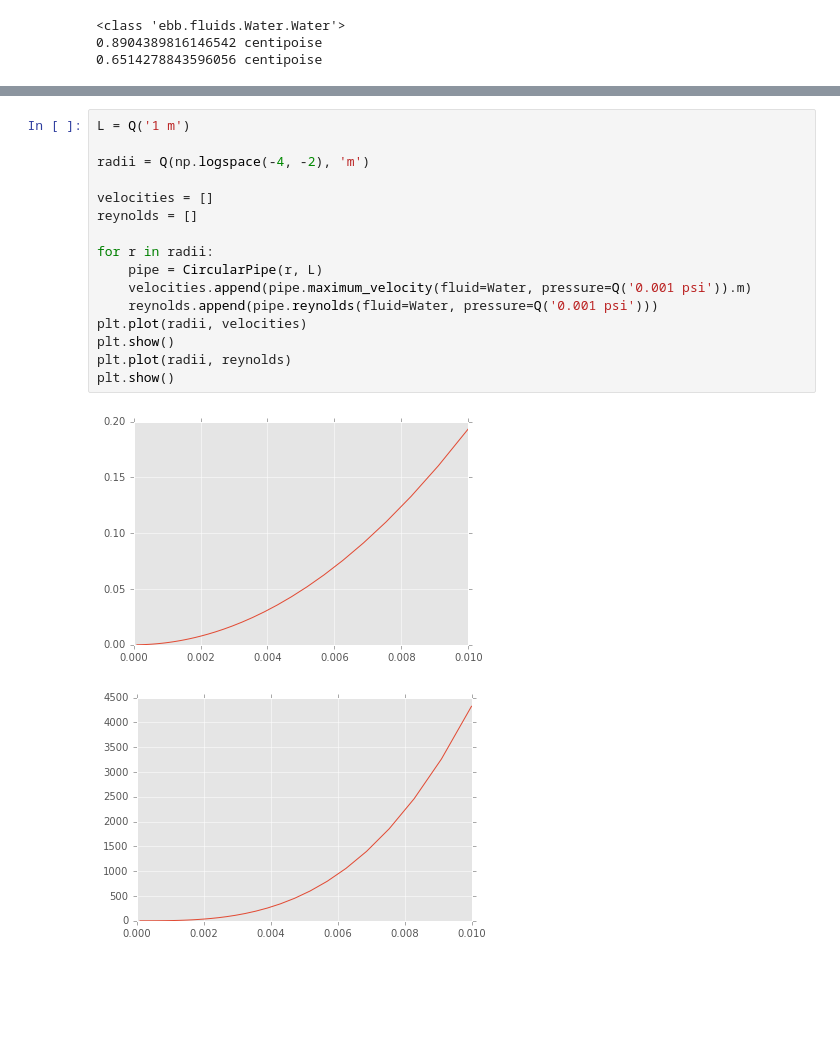
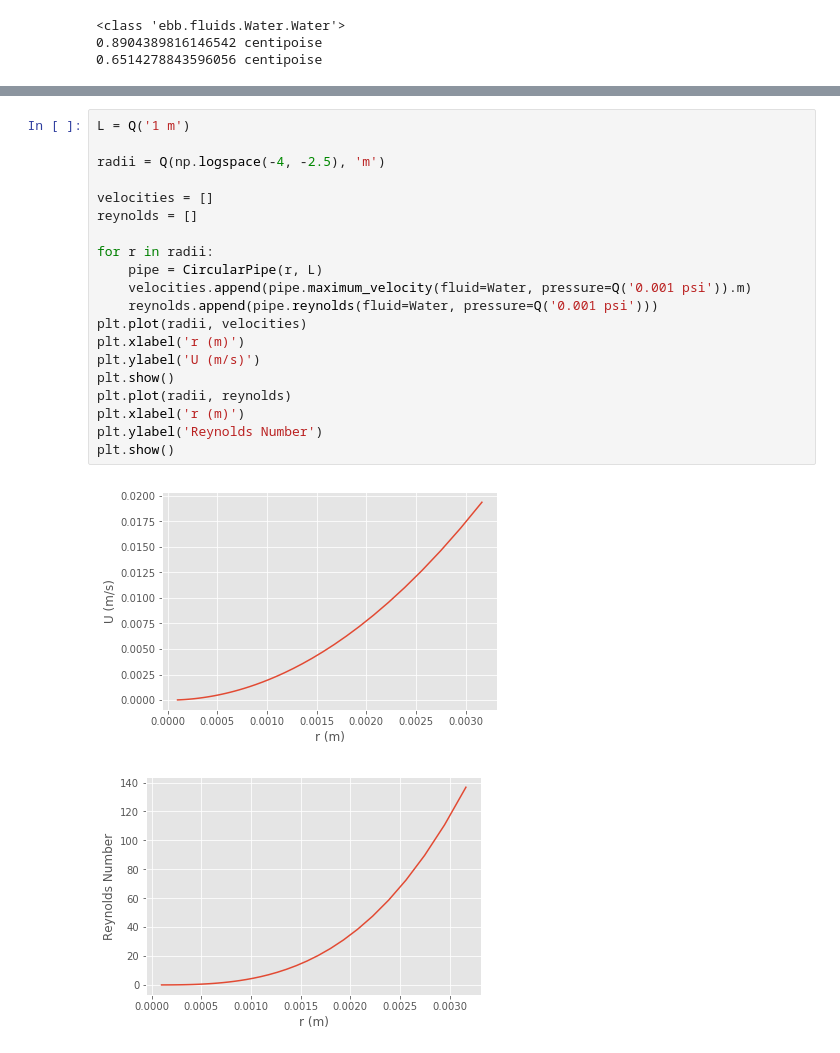
Before and after one commit to lewisamarshall/ebb, a Jupyter notebook: tutorial.ipynb, the cells around one changed output, grey strips where cells are left out. Drawn from its saved outputs; the diff is of its cells as text; blank space fills up the shorter version.

```diff
--- a/tutorial.ipynb
+++ b/tutorial.ipynb
@@ -44,19 +72,23 @@ CircularPipe(length=<Quantity(10 dimensionless, 'meter')>, radius=<Quantity(0.00
 # %%
 L = Q('1 m')
 
-radii = Q(np.logspace(-4, -2), 'm')
+radii = Q(np.logspace(-4, -2.5), 'm')
 
 velocities = []
 reynolds = []
 
 for r in radii:
     pipe = CircularPipe(r, L)
     velocities.append(pipe.maximum_velocity(fluid=Water, pressure=Q('0.001 psi')).m)
     reynolds.append(pipe.reynolds(fluid=Water, pressure=Q('0.001 psi')))
 plt.plot(radii, velocities)
+plt.xlabel('r (m)')
+plt.ylabel('U (m/s)')
 plt.show()
 plt.plot(radii, reynolds)
+plt.xlabel('r (m)')
+plt.ylabel('Reynolds Number')
 plt.show()
 # %% [output]
-[figure, old version]
+[figure, new version]
-[figure, old version]
+[figure, new version]
```
Also changed, not shown: parts of 10 cells of this notebook, 2 other files.
